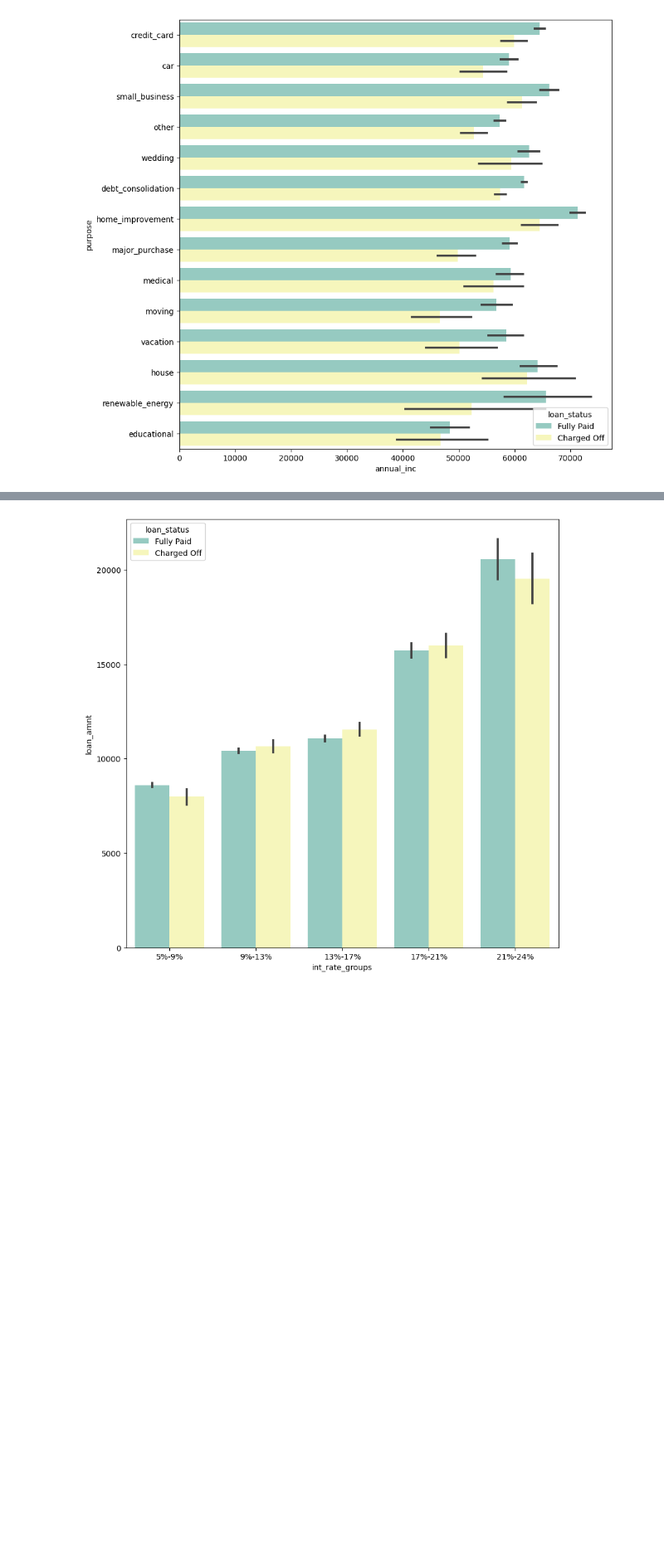
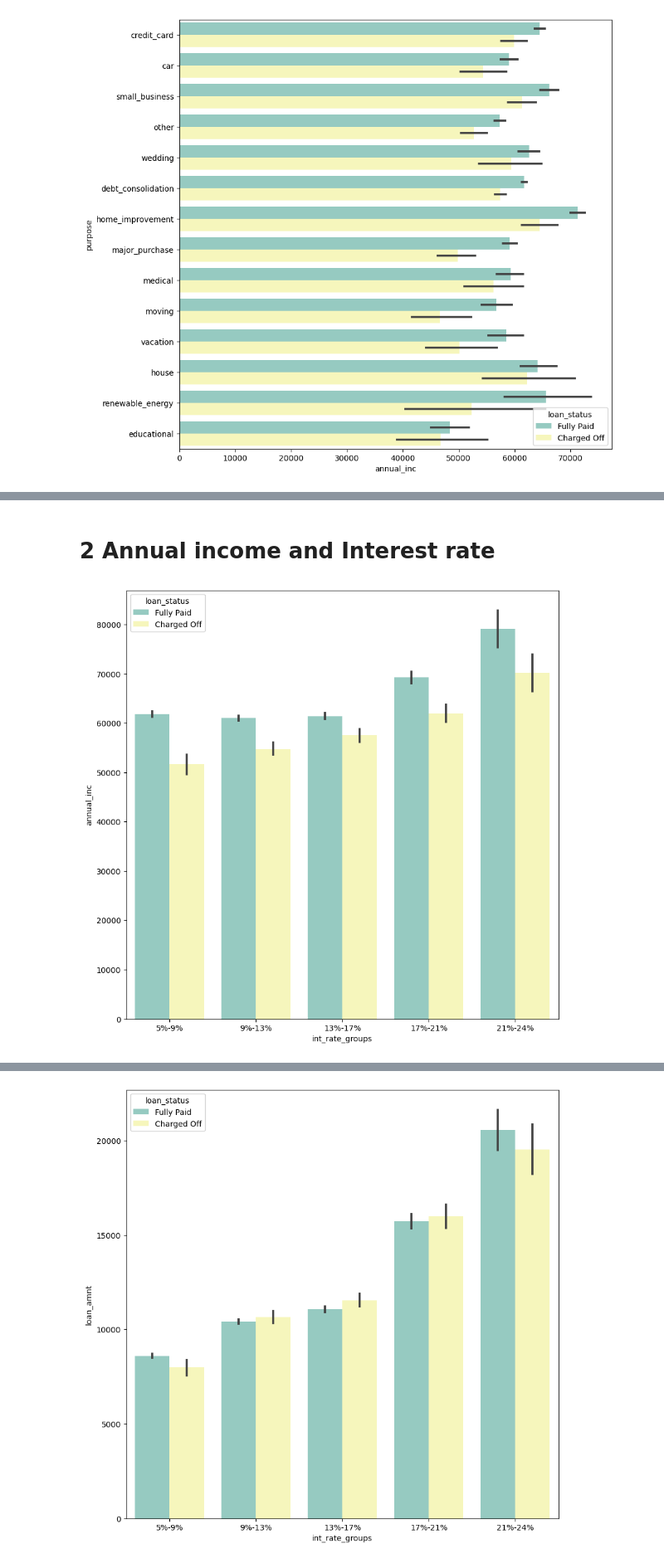
Before and after one commit to Bhavana93K/BhavanaKshirsagar, a Jupyter notebook: LendingClubCaseStudy_final.ipynb, the cells around one changed output, grey strips where cells are left out. Shown at 83% size. Cells and saved outputs as stored; diff of their text form; code cells hidden in the pictures; blank space fills up the shorter version.

```diff
--- a/LendingClubCaseStudy_final.ipynb
+++ b/LendingClubCaseStudy_final.ipynb
@@ -524,0 +525,8 @@ plt.show()
+# %% [markdown]
+# 2 Annual income and Interest rate
+# %%
+plt.figure(figsize=(10,10))
+sns.barplot(data =loan_df,x='int_rate_groups', y='annual_inc', hue ='loan_status',palette="Set3")
+plt.show()
+# %% [output]
+[figure, added]
```
Also changed, not shown: parts of 39 cells of this notebook.
